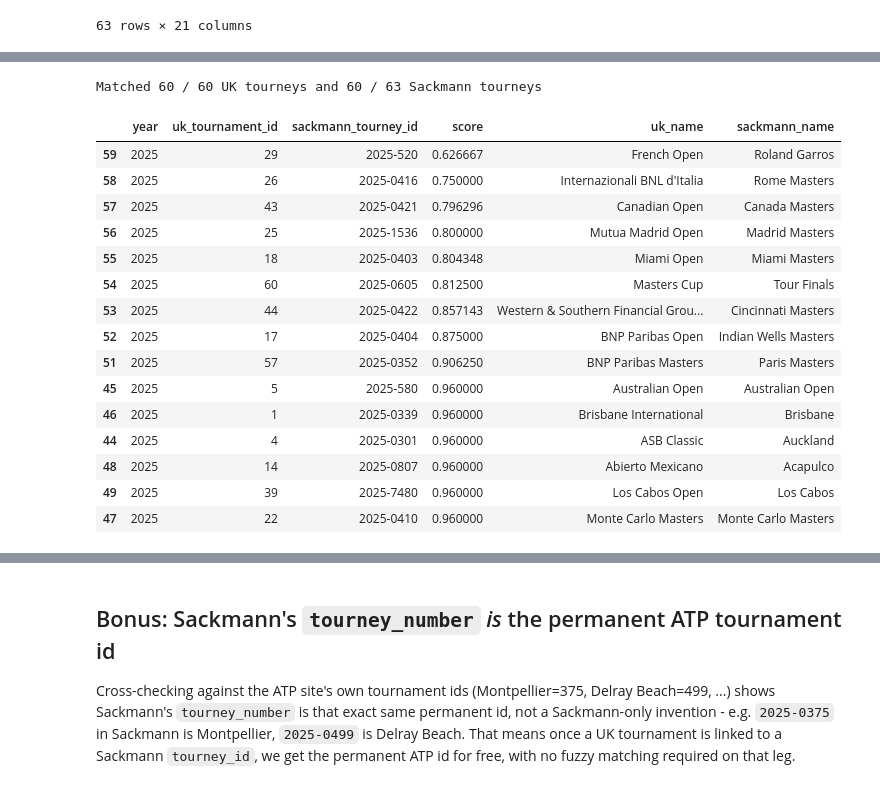
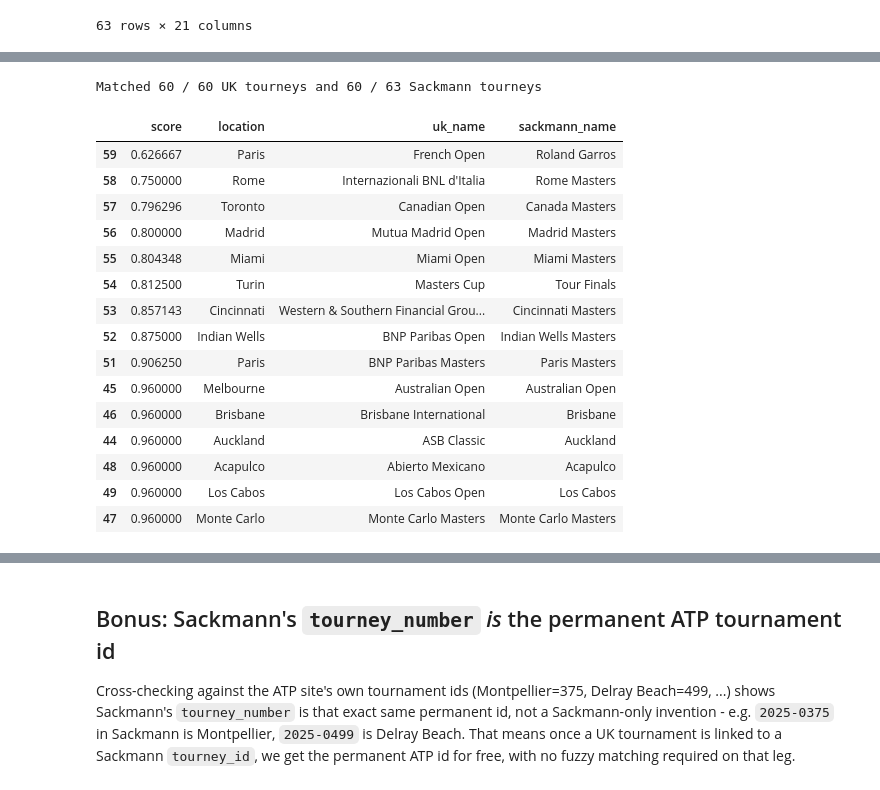
Before and after one commit to nick-benelli/Tennis-Data-Pipeline, a Jupyter notebook: notebooks/dev/data-linking/sackmann-uk-tourney-link-explorer.ipynb, the cells around one changed output, grey strips where cells are left out. Cells and saved outputs as stored; diff of their text form; code cells hidden in the pictures.

Commit message:
Tournament matching

```diff
--- a/notebooks/dev/data-linking/sackmann-uk-tourney-link-explorer.ipynb
+++ b/notebooks/dev/data-linking/sackmann-uk-tourney-link-explorer.ipynb
@@ -119,7 +125,7 @@ def normalize_tournament_name(name: str) -> str:
 
 # UK names are often sponsor names (e.g. "BMW Open") while Sackmann uses the host
 # city (e.g. "Munich"), so we keep the UK "location" around too and match against both.
-uk = df_uk_tourneys[["uk_tournament_id", "tournament_name", "location", "surface", "start_date", "end_date"]].copy()
+uk = df_uk_tourneys[["uk_tournament_id", "source_event_key", "tournament_name", "location", "surface", "start_date", "end_date"]].copy()
 sack = df_sackman_tourneys[["tourney_id", "tournament_name", "surface", "start_date", "end_date"]].copy()
 
 uk["start_date"] = pd.to_datetime(uk["start_date"])
@@ -133,6 +139,17 @@ MAX_DATE_DIFF_DAYS = 10  # same tournament shouldn't drift further than this bet
 
 
 def date_score(uk_start, sack_start, max_days: int = MAX_DATE_DIFF_DAYS) -> float:
+    """
+    Score based on how close the start dates are.
+
+    Args:
+        uk_start (datetime): Start date of the UK tournament.
+        sack_start (datetime): Start date of the Sackmann tournament.
+        max_days (int): Maximum allowed difference in days for scoring.
+
+    Returns:
+        float: A score between 0 and 1 based on the closeness of the start dates.
+    """
     diff_days = abs((uk_start - sack_start).days)
     return max(0.0, 1 - diff_days / max_days)
 
@@ -151,7 +168,9 @@ for uk_row in uk.itertuples():
         candidates.append(
             {
                 "uk_tournament_id": uk_row.uk_tournament_id,
+                "uk_source_event_key" : uk_row.source_event_key,
                 "sackmann_tourney_id": sack_row.tourney_id,
+                "location": uk_row.location,
                 "uk_name": uk_row.tournament_name,
                 "sackmann_name": sack_row.tournament_name,
                 "name_score": name_score,
@@ -173,46 +192,50 @@ candidates_df.head()
 # %%
 MIN_MATCH_SCORE = 0.5  # candidates below this are treated as "no match"
 
-matched_uk_ids: set = set()
+# uk_tournament_id resets 1-60 every year, so source_event_key (globally unique -
+# see handler/uk/cleaner/common.add_source_event_key) is the key used to dedupe here.
+matched_uk_keys: set = set()
 matched_sack_ids: set = set()
 matches = []
 
 for row in candidates_df.itertuples():
     if row.score < MIN_MATCH_SCORE:
         break  # sorted descending, nothing better remains
-    if row.uk_tournament_id in matched_uk_ids or row.sackmann_tourney_id in matched_sack_ids:
+    if row.uk_source_event_key in matched_uk_keys or row.sackmann_tourney_id in matched_sack_ids:
         continue
-    matched_uk_ids.add(row.uk_tournament_id)
+    matched_uk_keys.add(row.uk_source_event_key)
     matched_sack_ids.add(row.sackmann_tourney_id)
     matches.append(
         {
             "year": YEAR,
             "uk_tournament_id": row.uk_tournament_id,
+            "uk_source_event_key": row.uk_source_event_key,
             "sackmann_tourney_id": row.sackmann_tourney_id,
             "score": row.score,
+            "location": row.location,
             "uk_name": row.uk_name,
             "sackmann_name": row.sackmann_name,
         }
     )
 
 matched_df = pd.DataFrame(matches)
 print(f"Matched {len(matched_df)} / {len(uk)} UK tourneys and {len(matched_df)} / {len(sack)} Sackmann tourneys")
-matched_df.sort_values("score").head(15)  # weakest matches first, for manual spot-checking
+matched_df.sort_values("score")[["score", "location", "uk_name", "sackmann_name"]].head(15)  # weakest first
 # %% [output]
 Matched 60 / 60 UK tourneys and 60 / 63 Sackmann tourneys
-|  | year | uk_tournament_id | sackmann_tourney_id | score | uk_name | sackmann_name |
-| 59 | 2025 | 29 | 2025-520 | 0.626667 | French Open | Roland Garros |
-| 58 | 2025 | 26 | 2025-0416 | 0.750000 | Internazionali BNL d'Italia | Rome Masters |
-| 57 | 2025 | 43 | 2025-0421 | 0.796296 | Canadian Open | Canada Masters |
-| 56 | 2025 | 25 | 2025-1536 | 0.800000 | Mutua Madrid Open | Madrid Masters |
-| 55 | 2025 | 18 | 2025-0403 | 0.804348 | Miami Open | Miami Masters |
-| 54 | 2025 | 60 | 2025-0605 | 0.812500 | Masters Cup | Tour Finals |
-| 53 | 2025 | 44 | 2025-0422 | 0.857143 | Western & Southern Financial Grou... | Cincinnati Masters |
-| 52 | 2025 | 17 | 2025-0404 | 0.875000 | BNP Paribas Open | Indian Wells Masters |
-| 51 | 2025 | 57 | 2025-0352 | 0.906250 | BNP Paribas Masters | Paris Masters |
-| 45 | 2025 | 5 | 2025-580 | 0.960000 | Australian Open | Australian Open |
-| 46 | 2025 | 1 | 2025-0339 | 0.960000 | Brisbane International | Brisbane |
-| 44 | 2025 | 4 | 2025-0301 | 0.960000 | ASB Classic | Auckland |
-| 48 | 2025 | 14 | 2025-0807 | 0.960000 | Abierto Mexicano | Acapulco |
-| 49 | 2025 | 39 | 2025-7480 | 0.960000 | Los Cabos Open | Los Cabos |
-| 47 | 2025 | 22 | 2025-0410 | 0.960000 | Monte Carlo Masters | Monte Carlo Masters |
+|  | score | location | uk_name | sackmann_name |
+| 59 | 0.626667 | Paris | French Open | Roland Garros |
+| 58 | 0.750000 | Rome | Internazionali BNL d'Italia | Rome Masters |
+| 57 | 0.796296 | Toronto | Canadian Open | Canada Masters |
+| 56 | 0.800000 | Madrid | Mutua Madrid Open | Madrid Masters |
+| 55 | 0.804348 | Miami | Miami Open | Miami Masters |
+| 54 | 0.812500 | Turin | Masters Cup | Tour Finals |
+| 53 | 0.857143 | Cincinnati | Western & Southern Financial Grou... | Cincinnati Masters |
+| 52 | 0.875000 | Indian Wells | BNP Paribas Open | Indian Wells Masters |
+| 51 | 0.906250 | Paris | BNP Paribas Masters | Paris Masters |
+| 45 | 0.960000 | Melbourne | Australian Open | Australian Open |
+| 46 | 0.960000 | Brisbane | Brisbane International | Brisbane |
+| 44 | 0.960000 | Auckland | ASB Classic | Auckland |
+| 48 | 0.960000 | Acapulco | Abierto Mexicano | Acapulco |
+| 49 | 0.960000 | Los Cabos | Los Cabos Open | Los Cabos |
+| 47 | 0.960000 | Monte Carlo | Monte Carlo Masters | Monte Carlo Masters |
```
Also changed, not shown: parts of 15 cells of this notebook, 2 other files.
